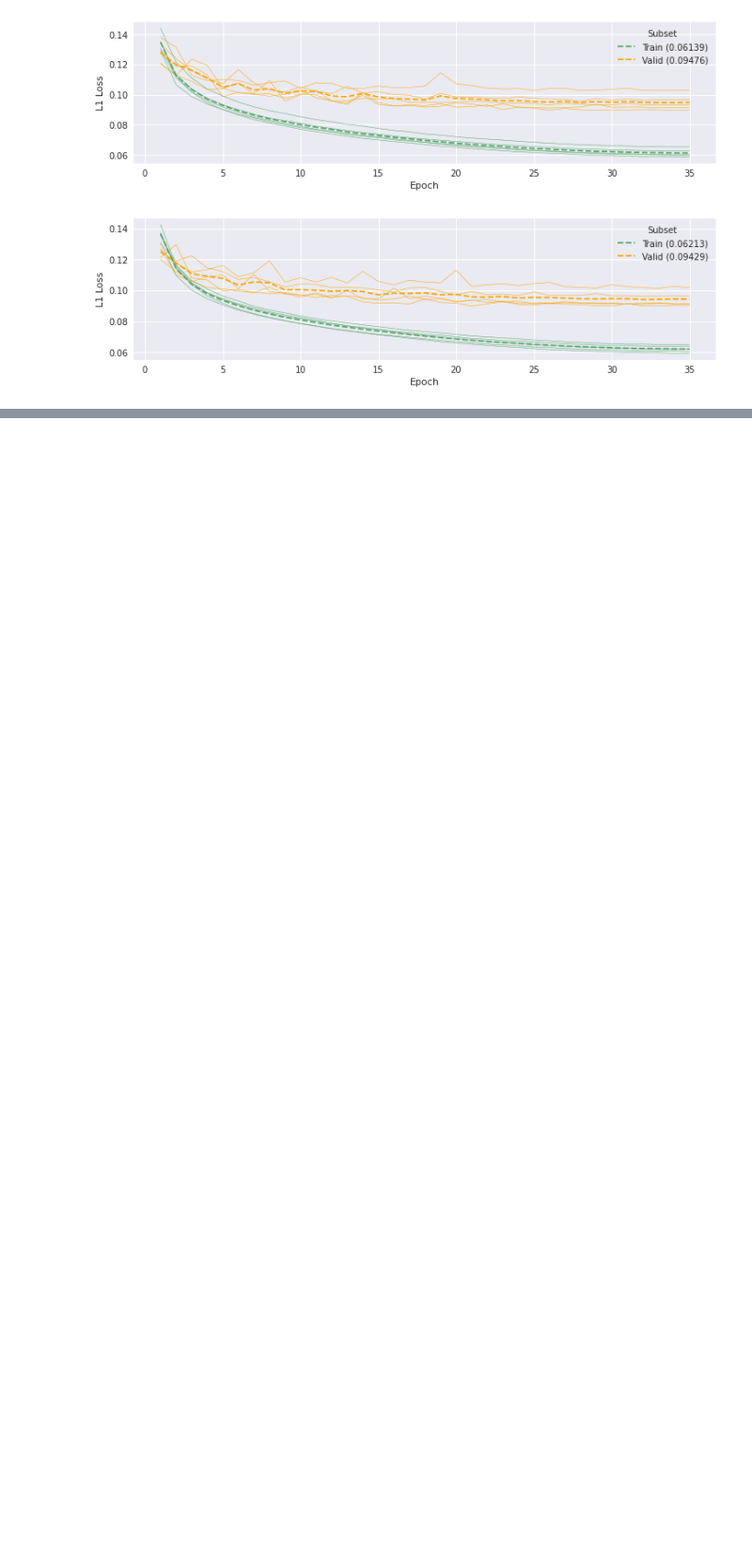
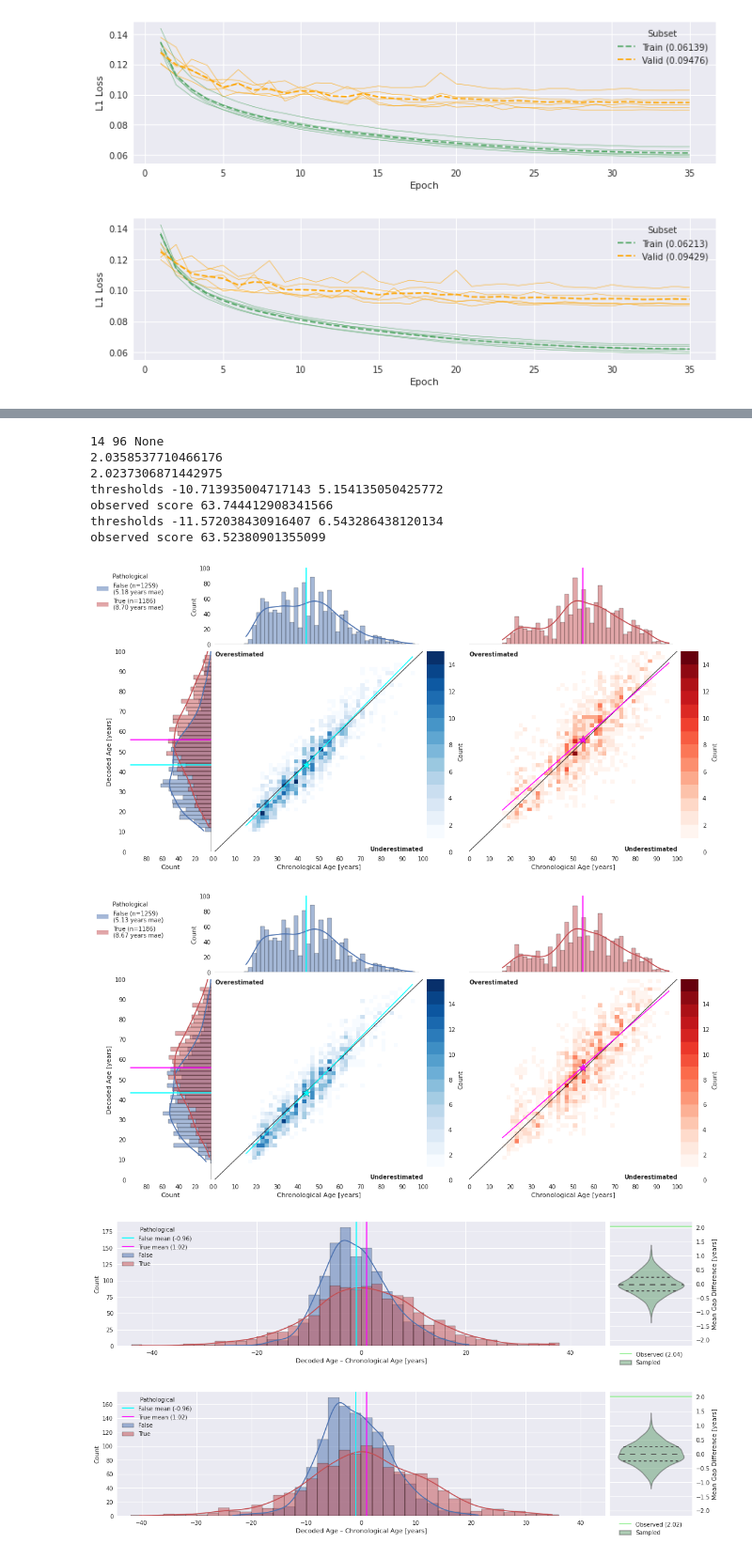
Before and after one commit to gemeinl/eeg-brain-age, a Jupyter notebook: post_hoc_analysis.ipynb, the cells around one changed output, grey strips where cells are left out. Shown: that part at 94% size. Drawn from its saved outputs; the diff is of its cells as text; code cells hidden in the pictures; blank space fills up the shorter version.

```diff
--- a/post_hoc_analysis.ipynb
+++ b/post_hoc_analysis.ipynb
@@ -311,15 +217,6 @@ def proxy(preds, configs, sex, min_age, max_age, cols, detrend, bin_width, thres
             )
 # %%
 bin_width = 2
-n_repetitions = 100000
+n_repetitions = 1000  # ! actually 100000 !
 detrend = 'quadratic'  # None, linear, quadratic
-cols = ['y_pred', 'y_true', 'pathological', 'index', 'subset']
+cols = ['y_pred', 'y_true', 'pathological', 'subject', 'index', 'subset']
-# %%
-for (min_age, max_age) in [(None, None), (None, 30), (30, 60), (60, 80), (80, None)]:
-    for sex in [None, 'female', 'male']:
-        max_age = preds.age.max() if max_age is None else max_age
-        min_age = preds.age.min() if min_age is None else min_age
-        print(min_age, max_age, sex)
-        heatmaps(preds, configs, sex, min_age, max_age, cols, detrend, bin_width)
-        gaps(preds, configs, sex, min_age, max_age, cols, detrend, bin_width)
-        proxy(preds, configs, sex, min_age, max_age, cols, detrend, bin_width)
@@ -341,4 +222,0 @@ age_limits = [(ages[i], ages[j]) for i in range(len(ages)-1) for j in range(i+1,
-# %%
-for min_age, max_age in age_limits:
-    ax2 = plot_thresh_to_acc(preds[(preds.y_true >= min_age) & (preds.y_true < max_age)])
-    ax2.set_title(ax2.get_title() + f' for Ages in Range ({min_age}–{max_age})')
@@ -358,0 +223,24 @@ for min_age, max_age in age_limits:
+# %%
+age_limits = [(None, None), (None, 30), (30, 60), (60, None)]
+sexes = [None, 'F', 'M']
+# %%
+for (min_age, max_age) in age_limits:
+    for sex in sexes:
+        max_age = preds.age.max() if max_age is None else max_age
+        min_age = preds.age.min() if min_age is None else min_age
+        print(min_age, max_age, sex)
+        heatmaps(preds, configs, sex, min_age, max_age, cols, detrend, bin_width)
+        gaps(preds, configs, sex, min_age, max_age, cols, detrend, bin_width)
+        proxy(preds, configs, sex, min_age, max_age, cols, detrend, bin_width)
+# %% [output]
+14 96 None
+2.0358537710466176
+2.0237306871442975
+thresholds -10.713935004717143 5.154135050425772
+observed score 63.744412908341566
+thresholds -11.572038430916407 6.543286438120134
+observed score 63.52380901355099
+[figure, added]
+[figure, added]
+[figure, added]
+[figure, added]
```
Also changed, not shown: parts of 21 cells of this notebook.
